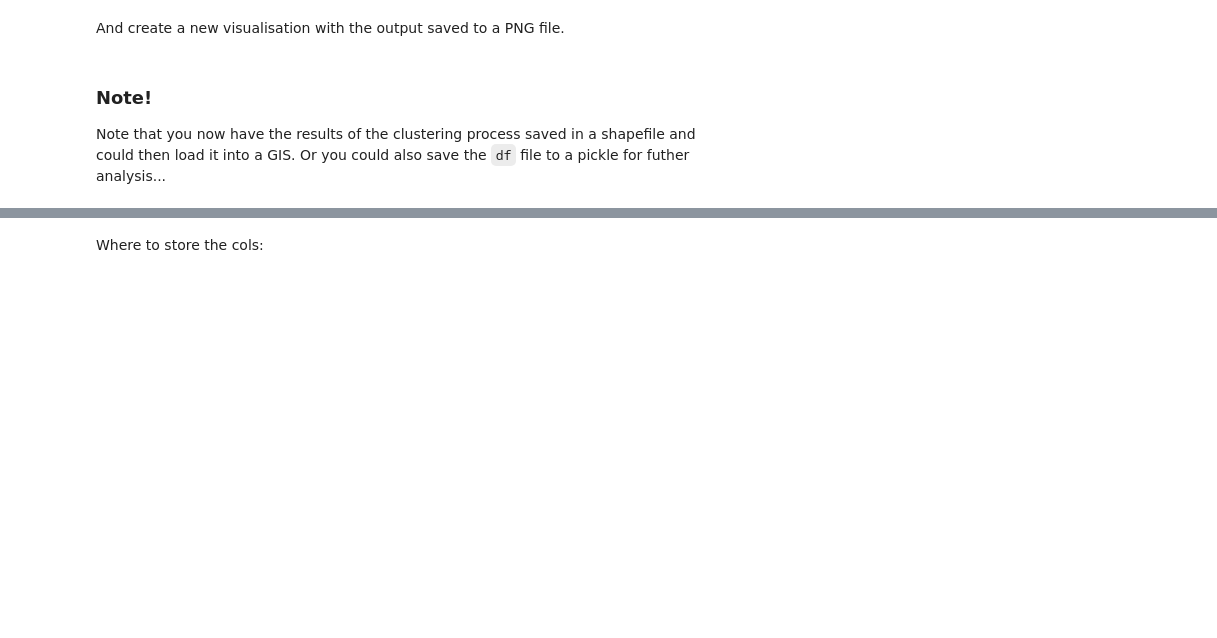
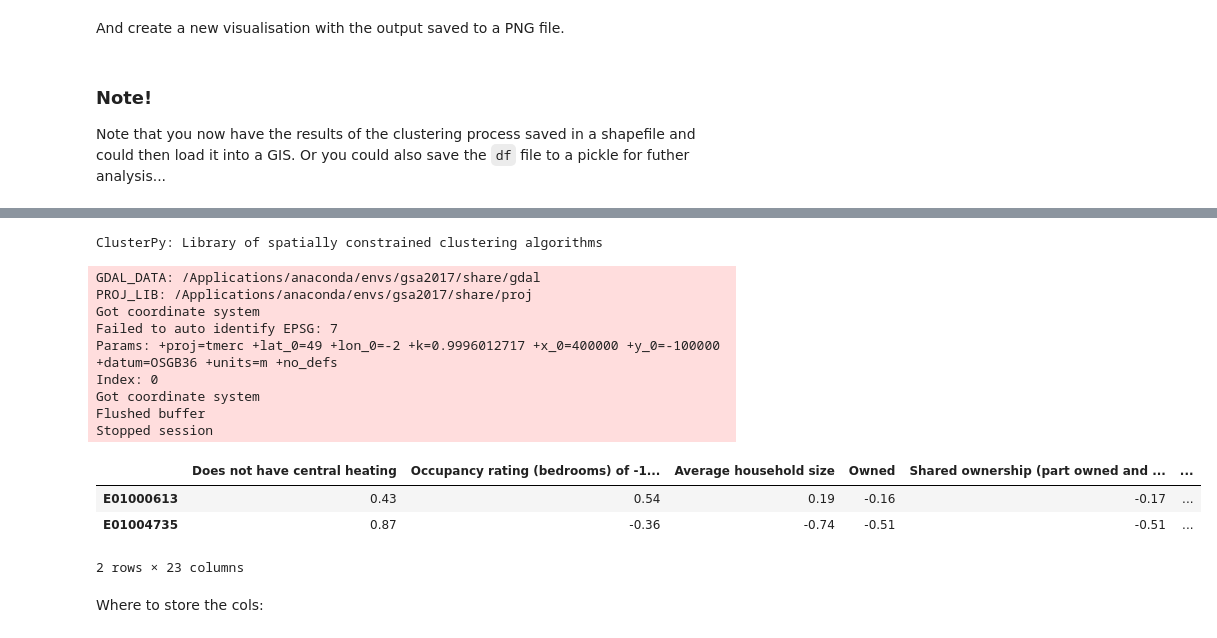
Before and after one commit to kingsgeocomp/applied_gsa, a Jupyter notebook: Week 3-Clustering & Geodemographics.ipynb, the cells around one changed output, grey strips where cells are left out. Saved outputs shown, nothing was run; the diff lists cells and outputs as text; code cells hidden in the pictures; blank space fills up the shorter version.

```diff
--- a/Week 3-Clustering & Geodemographics.ipynb
+++ b/Week 3-Clustering & Geodemographics.ipynb
@@ -155,7 +195,7 @@ gdf.head(2)
 
 You may need to make a few adjustments to the path to get the data loaded on your own computer. But notice what we're now able to do here: using the `zipfile` library we can extract a data file (or any other file) from the Zip archive without even having to open it. Saves even more time _and_ disk space!
 # %%
-z = zipfile.ZipFile(os.path.join('data','Census.zip'))
+z = zipfile.ZipFile(os.path.join('analysis','Census.zip'))
 z.namelist()
 # %%
 # We're going to save each data set to a
@@ -206,7 +245,7 @@ selection = [u'Whole house or bungalow: Detached', u'Whole house or bungalow: Se
 # We can't be sure how the totals add up
 # so it's best to generate our own based
 # on the selection
-d[t]['Total Properties'] = d[t].ix[:, selection].sum(axis=1)
+d[t]['Total Properties'] = d[t].loc[:, selection].sum(axis=1)
 # %%
 # Create a new data frame to
 # hold the percentage values
@@ -994,0 +1050,30 @@ from matplotlib import pyplot as plt
+# %%
+import matplotlib as mpl
+mpl.use('TkAgg')
+%matplotlib inline
+import pysal as ps
+import numpy as np
+import pandas as pd
+import geopandas as gpd
+import seaborn as sns
+import clusterpy as cpy
+import matplotlib.pyplot as plt
+import matplotlib.cm as cm
+import urllib
+import zipfile
+import re
+import os
+
+import sklearn
+sklv = int(sklearn.__version__.replace(".",""))
+if sklv < 180:
+    print("SciKit-Learn verion is: " + sklearn.__version__)
+    print("This notebook relies on a version > 0.18.0")
+
+import random
+random.seed(123456789) # For reproducibility
+
+# Make numeric display a bit easier
+pd.set_option('display.float_format', lambda x: '{:,.2f}'.format(x))
+# %% [output]
+ClusterPy: Library of spatially constrained clustering algorithms
@@ -995,2 +1082,23 @@ from matplotlib import pyplot as plt
+# %%
+s_var = 'SOM'
+gdf = gpd.read_file(os.path.join('analysis','lsoas','Lower_Layer_Super_Output_Areas_December_2011_Generalised_Clipped__Boundaries_in_England_and_Wales.shp'))
+gdf.crs = {'init' :'epsg:27700'}
+gdf.set_index('lsoa11cd', drop=True, inplace=True)
+df = pd.read_pickle(os.path.join("outputs","clusters.pickle"))
+df.sample(2)
+# %% [output]
+GDAL_DATA: /Applications/anaconda/envs/gsa2017/share/gdal
+PROJ_LIB: /Applications/anaconda/envs/gsa2017/share/proj
+Got coordinate system
+Failed to auto identify EPSG: 7
+Params: +proj=tmerc +lat_0=49 +lon_0=-2 +k=0.9996012717 +x_0=400000 +y_0=-100000 +datum=OSGB36 +units=m +no_defs
+Index: 0
+Got coordinate system
+Flushed buffer
+Stopped session
+|  | Does not have central heating | Occupancy rating (bedrooms) of -1... | Average household size | Owned | Shared ownership (part owned and ... | ... |
+| E01000613 | 0.43 | 0.54 | 0.19 | -0.16 | -0.17 | ... |
+| E01004735 | 0.87 | -0.36 | -0.74 | -0.51 | -0.51 | ... |
+2 rows × 23 columns
 # %% [markdown]
 Where to store the cols:
```
Also changed, not shown: parts of 38 cells of this notebook.
